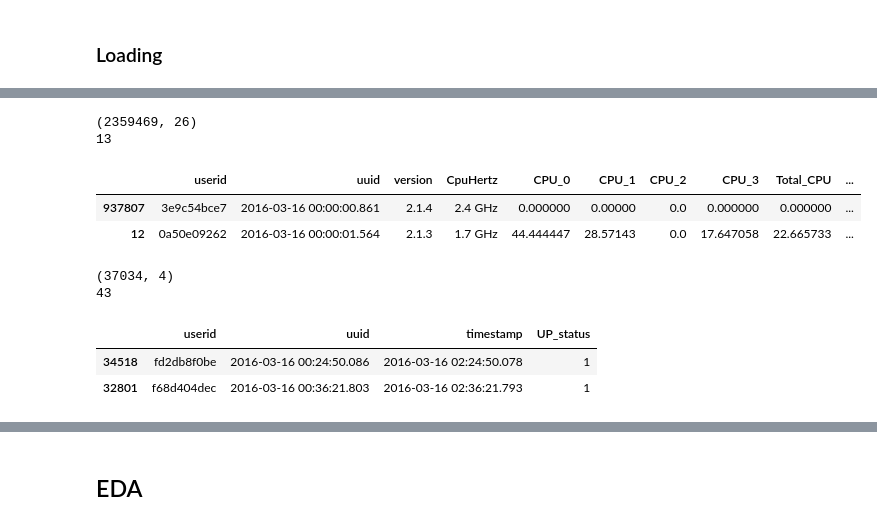
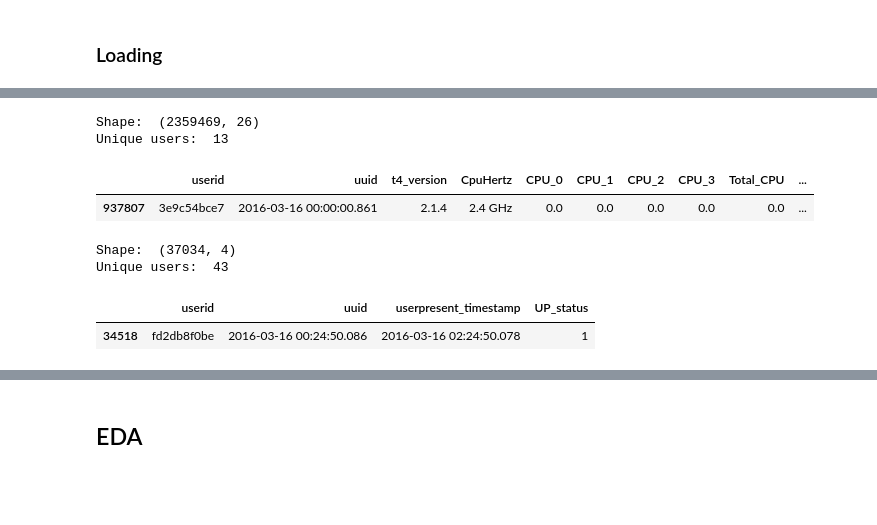
Before and after one commit to kentlingcampbell/project_SherLock, a Jupyter notebook: SherLock.ipynb, the cells around one changed output, grey strips where cells are left out. Cells and saved outputs as stored; diff of their text form; code cells hidden in the pictures; blank space fills up the shorter version.

```diff
--- a/SherLock.ipynb
+++ b/SherLock.ipynb
@@ -142,6 +138,6 @@ T1_tsv.head(2)
 # %%
 filename = './Filtered_T4_filtered.tsv'
-header_list = ['userid','uuid','version','CpuHertz','CPU_0','CPU_1','CPU_2','CPU_3','Total_CPU',
+header_list = ['userid','uuid','t4_version','CpuHertz','CPU_0','CPU_1','CPU_2','CPU_3','Total_CPU',
                'TotalMemory_freeSize','TotalMemory_max_size','TotalMemory_total_size','TotalMemory_used_size',
                'Traffic_MobileRxBytes','Traffic_MobileRxPackets','Traffic_MobileTxBytes',
                'Traffic_MobileTxPackets','Traffic_TotalRxBytes','Traffic_TotalRxPackets','Traffic_TotalTxBytes',
@@ -164,59 +160,57 @@ header_list = ['userid','uuid','version','CpuHertz','CPU_0','CPU_1','CPU_2','CPU
                'tot_nice','tot_system','tot_idle','tot_iowait','tot_irq','tot_softirq','ctxt','btime','processes',
                'procs_running','procs_blocked','connectedWifi_SSID','connectedWifi_Level', '117','118','119',
               '120', '121','122','123','124','125','126','127','128','129','130']
 T4_tsv = pd.read_csv(filename, sep='\t', names=header_list, parse_dates=['Traffic_timestamp'])
 T4_tsv['uuid'] = (pd.to_datetime(T4_tsv['uuid'], unit='ms'))
 T4_tsv = T4_tsv.drop(columns=['Battery_charge_type','Battery_current_avg','Battery_health','Battery_icon_small',
                               'Battery_invalid_charger','Battery_level','Battery_online','Battery_plugged',
                               'Battery_present','Battery_scale','Battery_status','Battery_technology',
                               'Battery_temperature','Battery_timestamp','Battery_voltage','MemTotal','MemFree',
                               'Buffers','Cached','SwapCached','Active','Inactive','Active_anon','Inactive_anon',
                               'Active_file','Inactive_file','Unevictable','Mlocked','HighTotal','HighFree',
                               'LowTotal','LowFree','SwapTotal','SwapFree','Dirty','Writeback','AnonPages','Mapped',
                               'Shmem','Slab','SReclaimable','SUnreclaim','KernelStack','PageTables','CommitLimit',
                               'Committed_AS','VmallocTotal','VmallocUsed','VmallocChunk','msmgpio_cpu0',
                               'msmgpio_sum_cpu123','wcd9xxx_cpu0','wcd9xxx_sum_cpu123','pn547_cpu0',
                               'pn547_sum_cpu123','cypress_touchkey_cpu0','cypress_touchkey_sum_cpu123',
                               'synaptics_rmi4_i2c_cpu0','synaptics_rmi4_i2c_sum_cpu123','sec_headset_detect_cpu0',
                               'sec_headset_detect_sum_cpu123','flip_cover_cpu0','flip_cover_sum_cpu123',
                               'home_key_cpu0','home_key_sum_cpu123','volume_down_cpu0','volume_down_sum_cpu123',
                               'volume_up_cpu0','volume_up_sum_cpu123','companion_cpu0','companion_sum_cpu123',
                               'SLIMBUS_cpu0','SLIMBUS_sum_cpu123','function_call_interrupts_cpu0',
                               'function_call_interrupts_sum_cpu123','cpu123_intr_prs','tot_user','tot_nice',
                               'tot_system','tot_idle','tot_iowait','tot_irq','tot_softirq','ctxt','btime',
                               'processes','procs_running','procs_blocked','connectedWifi_SSID',
                               'connectedWifi_Level','117','118','119','120', '121','122','123','124','125','126',
                               '127','128','129','130'])
 T4_tsv = T4_tsv.sort_values(by='uuid')
 #T4_tsv = T4_tsv.set_index('uuid')
-print(T4_tsv.shape)
+print('Shape: ', T4_tsv.shape)
 T4Users = T4_tsv['userid'].unique()
-print(len(T4Users))
-T4_tsv.head(2)
+print('Unique users: ', len(T4Users))
+T4_tsv.head(1)
 # %% [output]
-(2359469, 26)
-13
+Shape:  (2359469, 26)
+Unique users:  13
-|  | userid | uuid | version | CpuHertz | CPU_0 | CPU_1 | CPU_2 | CPU_3 | Total_CPU | ... |
-| 937807 | 3e9c54bce7 | 2016-03-16 00:00:00.861 | 2.1.4 | 2.4 GHz | 0.000000 | 0.00000 | 0.0 | 0.000000 | 0.000000 | ... |
-| 12 | 0a50e09262 | 2016-03-16 00:00:01.564 | 2.1.3 | 1.7 GHz | 44.444447 | 28.57143 | 0.0 | 17.647058 | 22.665733 | ... |
+|  | userid | uuid | t4_version | CpuHertz | CPU_0 | CPU_1 | CPU_2 | CPU_3 | Total_CPU | ... |
+| 937807 | 3e9c54bce7 | 2016-03-16 00:00:00.861 | 2.1.4 | 2.4 GHz | 0.0 | 0.0 | 0.0 | 0.0 | 0.0 | ... |
 # %%
 #T4_dropList = T4_tsv.columns[T4_tsv.isna().any()].tolist()
 #T4_NaNCounts = T4_tsv[T4_tsv.columns[T4_tsv.isnull().any()]].isnull().sum().sort_values(ascending=True)
 # %%
 filename = './Filtered_Userpresentprobe.tsv'
-header_list = ['userid', 'uuid', 'timestamp']
-Userpresentprobe_tsv = pd.read_csv(filename, sep='\t', names=header_list, parse_dates=['timestamp'])
+header_list = ['userid', 'uuid', 'userpresent_timestamp']
+Userpresentprobe_tsv = pd.read_csv(filename, sep='\t', names=header_list, parse_dates=['userpresent_timestamp'])
 Userpresentprobe_tsv['uuid'] = (pd.to_datetime(Userpresentprobe_tsv['uuid'], unit='ms'))
 Userpresentprobe_tsv = Userpresentprobe_tsv.sort_values(by='uuid')
 #Userpresentprobe_tsv = Userpresentprobe_tsv.set_index('uuid')
 Userpresentprobe_tsv['UP_status'] = 1                    # Added column as a marker
-print(Userpresentprobe_tsv.shape)
+print('Shape: ', Userpresentprobe_tsv.shape)
 UserpresentprobeUsers = Userpresentprobe_tsv['userid'].unique()
-print(len(UserpresentprobeUsers))
-Userpresentprobe_tsv.head(2)
+print('Unique users: ', len(UserpresentprobeUsers))
+Userpresentprobe_tsv.head(1)
 # %% [output]
-(37034, 4)
-43
+Shape:  (37034, 4)
+Unique users:  43
-|  | userid | uuid | timestamp | UP_status |
+|  | userid | uuid | userpresent_timestamp | UP_status |
 | 34518 | fd2db8f0be | 2016-03-16 00:24:50.086 | 2016-03-16 02:24:50.078 | 1 |
-| 32801 | f68d404dec | 2016-03-16 00:36:21.803 | 2016-03-16 02:36:21.793 | 1 |
```
Also changed, not shown: parts of 31 cells of this notebook.
